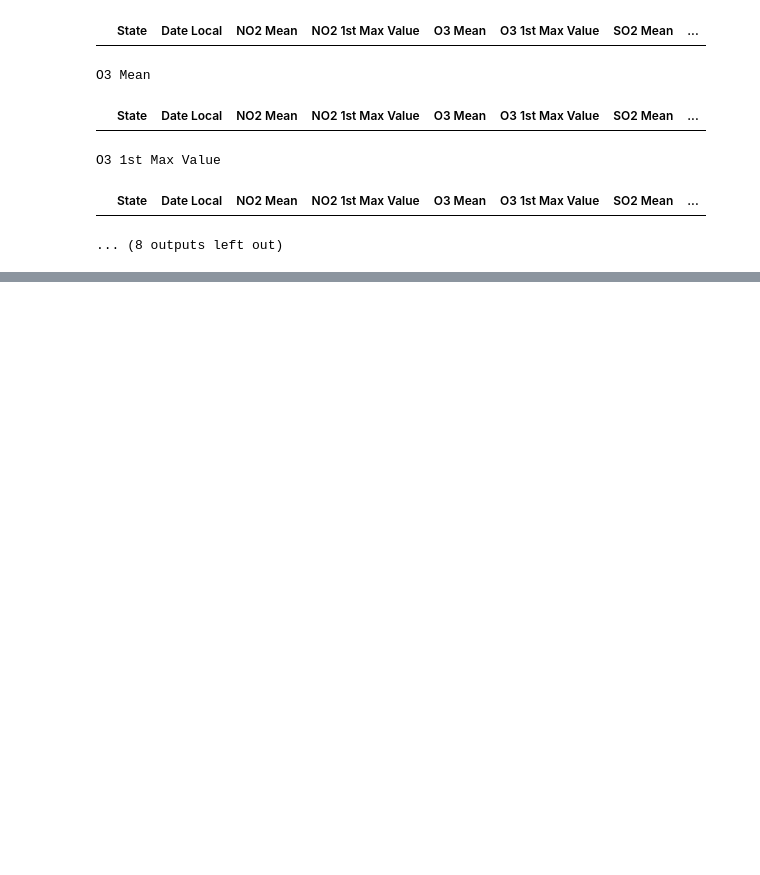
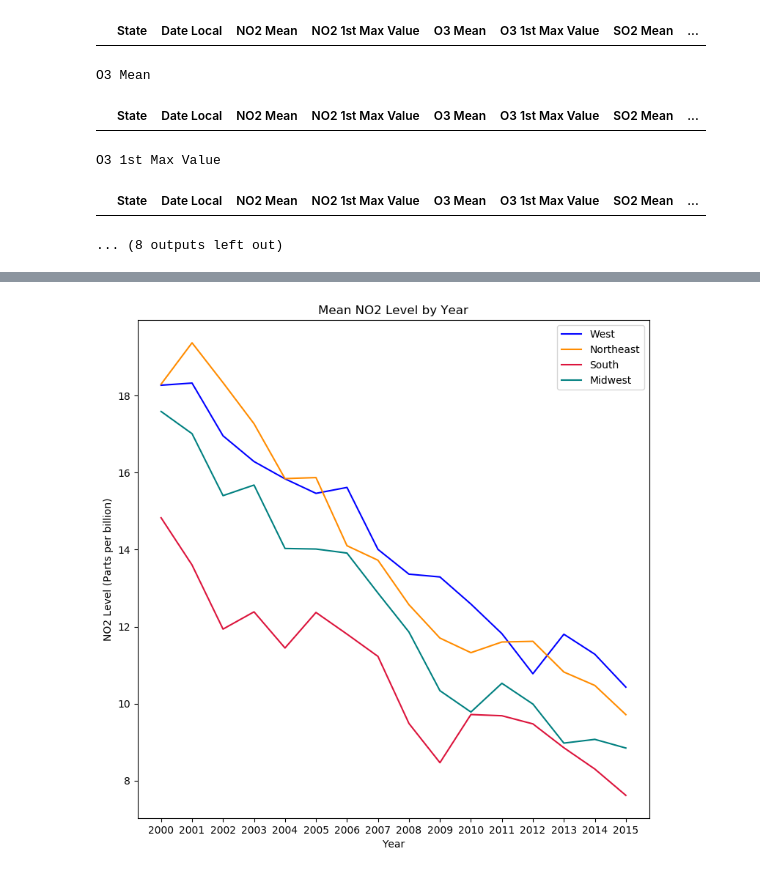
Before and after one commit to allidoiswen/Project1, a Jupyter notebook: Project1_air_pollution.ipynb, the cells around one changed output, grey strips where cells are left out. Cells and saved outputs as stored; diff of their text form; code cells hidden in the pictures; blank space fills up the shorter version.

Commit message:
this is regional code

```diff
--- a/Project1_air_pollution.ipynb
+++ b/Project1_air_pollution.ipynb
@@ -130,0 +74,4 @@ grouped_Data
+# %%
+# Read it back in
+tidy_data = pd.read_csv('air_pollution_tidy.csv')
+tidy_data.tail()
@@ -130,0 +152,5 @@ grouped_Data
+# %%
+# Map Region into the dataframe
+data_no2['Region'] = data_no2['State'].map(region_dict)
+
+data_no2.head()
@@ -130,0 +181,42 @@ grouped_Data
+# %%
+# Visualization
+northeast = grouped_region_yr.loc[grouped_region_yr['Region'] == 'Northeast'].copy()
+midwest = grouped_region_yr.loc[grouped_region_yr['Region'] == 'Midwest'].copy()
+south = grouped_region_yr.loc[grouped_region_yr['Region'] == 'South'].copy()
+west = grouped_region_yr.loc[grouped_region_yr['Region'] == 'West'].copy()
+
+# west.plot(kind = 'line', x = 'year', y = 'NO2 Mean')
+# northeast.plot(kind = 'line', x = 'year', y = 'NO2 Mean', color = 'darkorange')
+
+# plt.show()
+# %%
+plt.figure(figsize = (9, 9), dpi = 100)
+
+x = west['year']
+y = west['NO2 Mean']
+
+plt.plot(x, y, color = 'b', label = 'West')
+
+x1 = northeast['year']
+y1 = northeast['NO2 Mean']
+
+plt.plot(x1, y1, color = 'darkorange', label = 'Northeast')
+
+x2 = south['year']
+y2 = south['NO2 Mean']
+
+plt.plot(x2, y2, color = 'crimson', label = 'South')
+
+x3 = midwest['year']
+y3 = midwest['NO2 Mean']
+
+plt.plot(x3, y3, color = 'teal', label = 'Midwest')
+
+plt.title('Mean NO2 Level by Year')
+plt.xlabel('Year')
+plt.ylabel('NO2 Level (Parts per billion)')
+plt.xticks(ticks = x)
+
+plt.legend();
+# %% [output]
+[figure, added]
```
Also changed, not shown: parts of 20 cells of this notebook.
